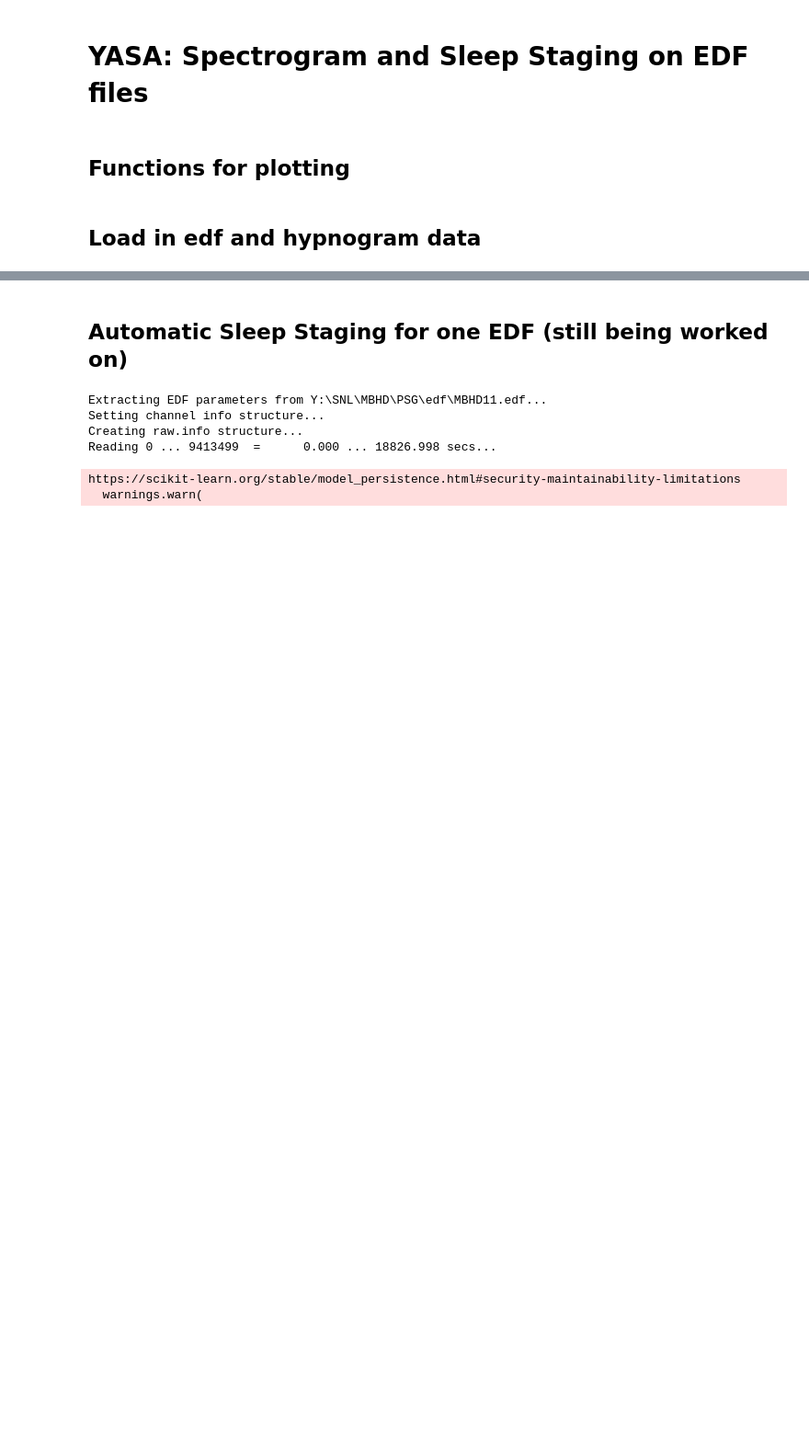
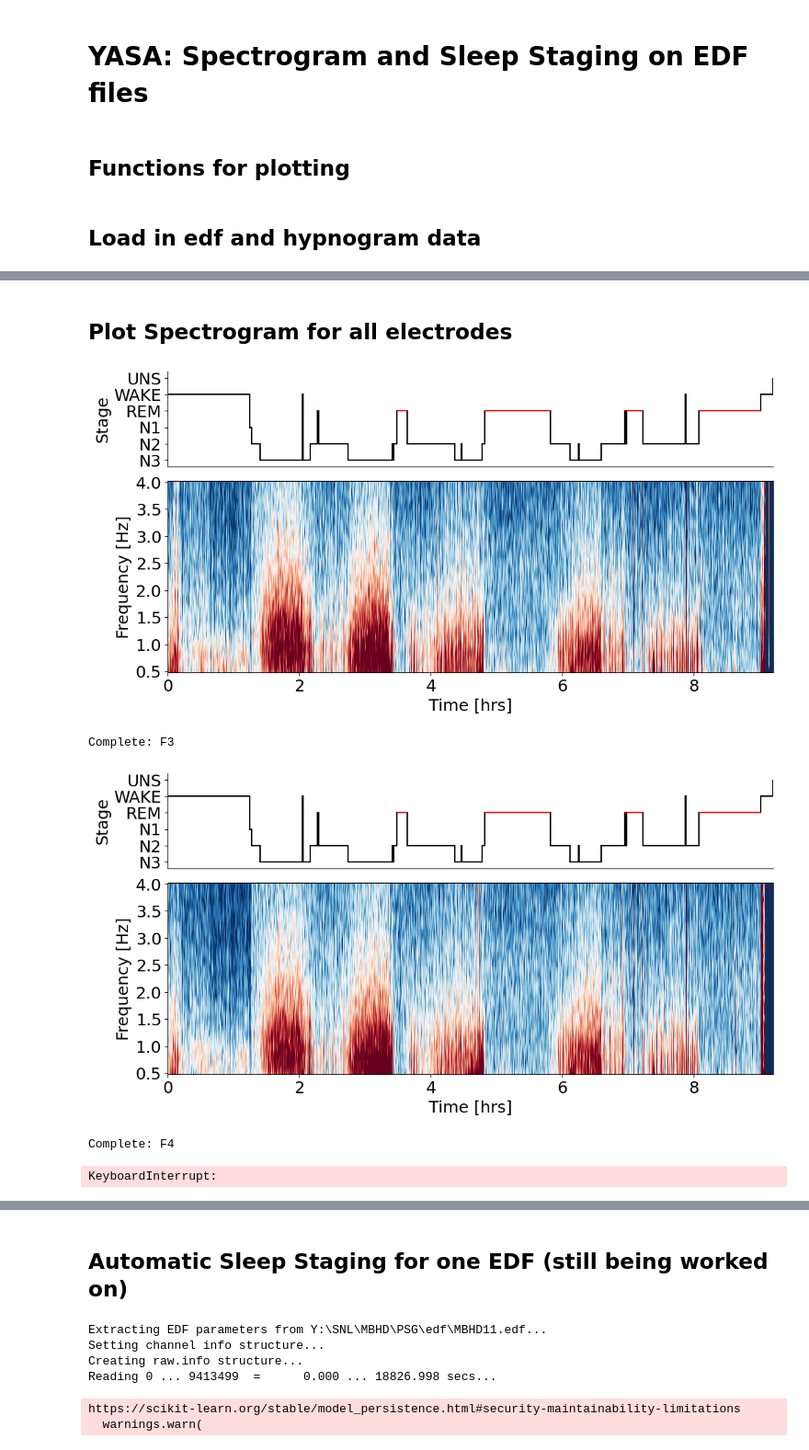
Before and after one commit to Somneuro-Lab-UMass/somnopy-v2, a Jupyter notebook: spso_pipeline.ipynb, the cells around one changed output, grey strips where cells are left out. Shown at 92% size. Drawn from its saved outputs; the diff is of its cells as text; code cells hidden in the pictures; blank space fills up the shorter version.

```diff
--- a/spso_pipeline.ipynb
+++ b/spso_pipeline.ipynb
@@ -458,0 +955,16 @@ power decibel shape: (106, 680)
+# %% [markdown]
+## Plot Spectrogram for all electrodes
+# %%
+verbose = True #do you want to see the plot in the notebook or just save it to outpath? Set to True if you want to see it
+outpath = r"C:\Users\Beast\Ryan\somnopy\somnopy\somnopy_v2\output" #specify the folder to save to
+filename = Path(edf_path).stem #what do you want to call your output file?
+fmin = 0.5 #OPTIONAL: what's the lowest frequency you would like to include in your spectrogram?
+fmax=4 #OPTIONAL: what's the highest frequency you would like to include in your spectrogram?
+
+analyzer.plot_all_electrodes(verbose=verbose, outpath=None, filename=filename, fmin=fmin, fmax=fmax)
+# %% [output]
+[figure, added]
+Complete: F3
+[figure, added]
+Complete: F4
+KeyboardInterrupt:
```
Also changed, not shown: parts of 29 cells of this notebook, 6 other files.
